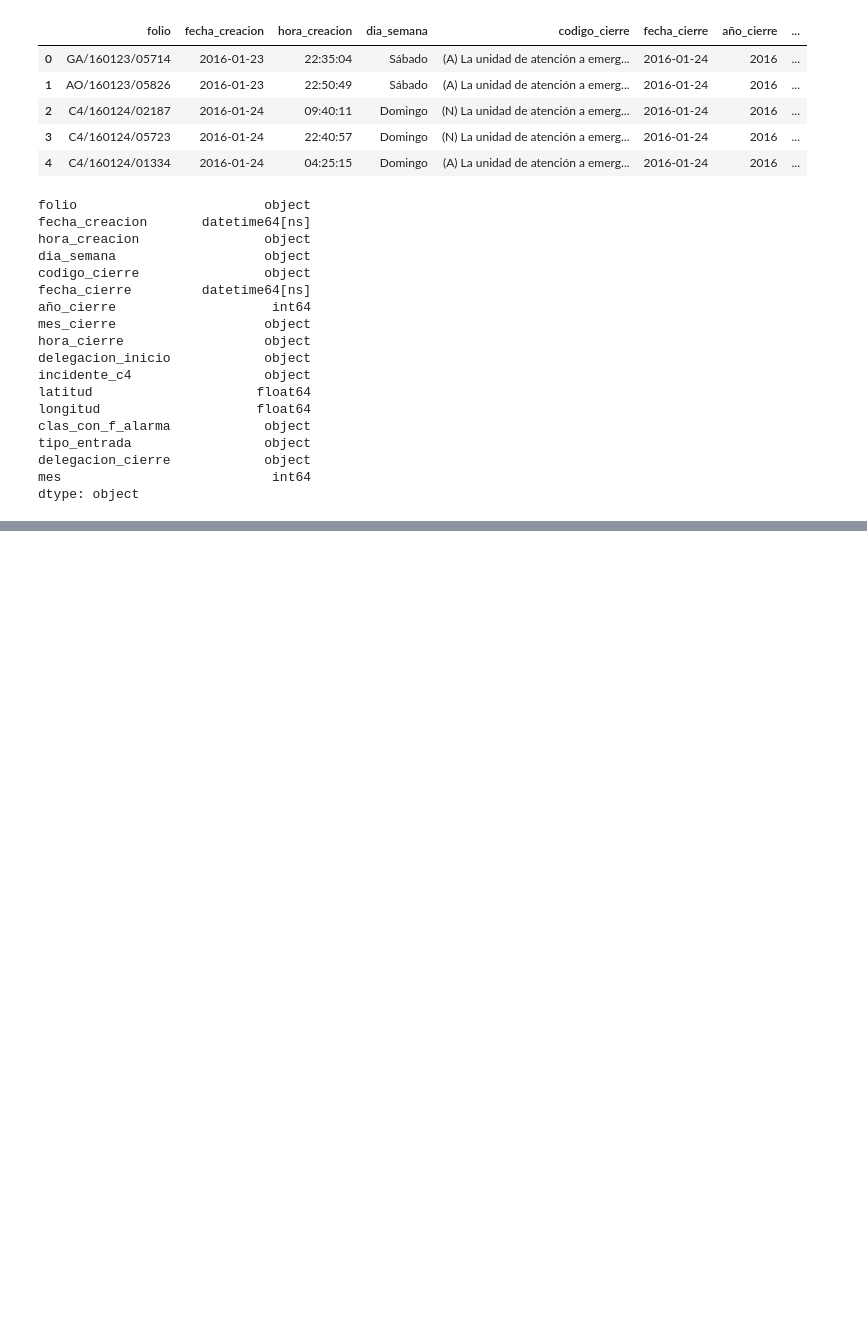
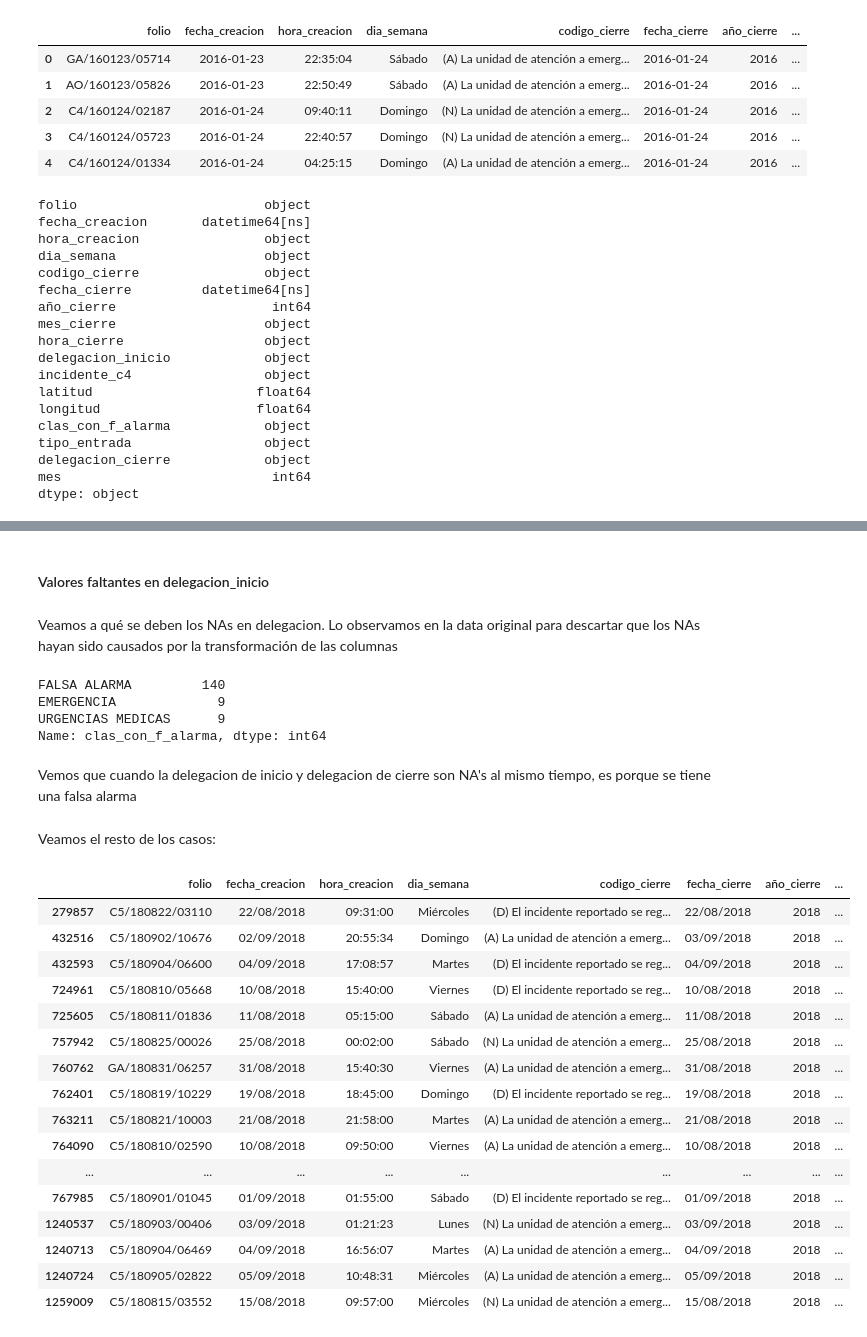
Before and after one commit to mhnk77/proyecto_1_E3_intro_ds, a Jupyter notebook: EDA_Proyecto_1_C5.ipynb, the cells around one changed output, grey strips where cells are left out. Drawn from its saved outputs; the diff is of its cells as text; code cells hidden in the pictures; blank space fills up the shorter version.

Commit message:
Agregar exploratorio de datos faltantes

```diff
--- a/EDA_Proyecto_1_C5.ipynb
+++ b/EDA_Proyecto_1_C5.ipynb
@@ -59,10 +71,10 @@ dtype: int64
 # %%
-data['fecha_creacion'] = pd.to_datetime(data['fecha_creacion'], format = '%d/%m/%Y', errors = 'coerce')
-data['fecha_cierre'] = pd.to_datetime(data['fecha_cierre'], format = '%d/%m/%Y', errors = 'coerce')
-data['delegacion_inicio'] = data.delegacion_inicio.str.lower()
-data['delegacion_cierre'] = data.delegacion_cierre.str.lower()
-data.drop(columns = ['geopoint'], inplace = True)
-data.head()
+data_clean['fecha_creacion'] = pd.to_datetime(data_clean['fecha_creacion'], format = '%d/%m/%Y')
+data_clean['fecha_cierre'] = pd.to_datetime(data_clean['fecha_cierre'], format = '%d/%m/%Y')
+data_clean['delegacion_inicio'] = data.delegacion_inicio.str.lower()
+data_clean['delegacion_cierre'] = data.delegacion_cierre.str.lower()
+data_clean.drop(columns = ['geopoint'], inplace = True)
+data_clean.head()
 # %% [output]
 |  | folio | fecha_creacion | hora_creacion | dia_semana | codigo_cierre | fecha_cierre | año_cierre | ... |
 | 0 | GA/160123/05714 | 2016-01-23 | 22:35:04 | Sábado | (A) La unidad de atención a emerg... | 2016-01-24 | 2016 | ... |
@@ -93,0 +129,36 @@ dtype: object
+# %% [markdown]
+#### Valores faltantes en delegacion_inicio
+# %% [markdown]
+Veamos a qué se deben los NAs en delegacion.
+Lo observamos en la data original para descartar que los NAs hayan sido causados por la transformación de las columnas
+# %%
+data[data.delegacion_inicio.isna()].clas_con_f_alarma.value_counts()
+# %% [output]
+FALSA ALARMA         140
+EMERGENCIA             9
+URGENCIAS MEDICAS      9
+Name: clas_con_f_alarma, dtype: int64
+# %% [markdown]
+Vemos que cuando la delegacion de inicio y delegacion de cierre son NA's al mismo tiempo, es porque se tiene una falsa alarma
+# %% [markdown]
+Veamos el resto de los casos:
+# %%
+data[(data.delegacion_inicio.isna())&(data.clas_con_f_alarma != "FALSA ALARMA")]
+# %% [output]
+|  | folio | fecha_creacion | hora_creacion | dia_semana | codigo_cierre | fecha_cierre | año_cierre | ... |
+| 279857 | C5/180822/03110 | 22/08/2018 | 09:31:00 | Miércoles | (D) El incidente reportado se reg... | 22/08/2018 | 2018 | ... |
+| 432516 | C5/180902/10676 | 02/09/2018 | 20:55:34 | Domingo | (A) La unidad de atención a emerg... | 03/09/2018 | 2018 | ... |
+| 432593 | C5/180904/06600 | 04/09/2018 | 17:08:57 | Martes | (D) El incidente reportado se reg... | 04/09/2018 | 2018 | ... |
+| 724961 | C5/180810/05668 | 10/08/2018 | 15:40:00 | Viernes | (D) El incidente reportado se reg... | 10/08/2018 | 2018 | ... |
+| 725605 | C5/180811/01836 | 11/08/2018 | 05:15:00 | Sábado | (A) La unidad de atención a emerg... | 11/08/2018 | 2018 | ... |
+| 757942 | C5/180825/00026 | 25/08/2018 | 00:02:00 | Sábado | (N) La unidad de atención a emerg... | 25/08/2018 | 2018 | ... |
+| 760762 | GA/180831/06257 | 31/08/2018 | 15:40:30 | Viernes | (A) La unidad de atención a emerg... | 31/08/2018 | 2018 | ... |
+| 762401 | C5/180819/10229 | 19/08/2018 | 18:45:00 | Domingo | (D) El incidente reportado se reg... | 19/08/2018 | 2018 | ... |
+| 763211 | C5/180821/10003 | 21/08/2018 | 21:58:00 | Martes | (A) La unidad de atención a emerg... | 21/08/2018 | 2018 | ... |
+| 764090 | C5/180810/02590 | 10/08/2018 | 09:50:00 | Viernes | (A) La unidad de atención a emerg... | 10/08/2018 | 2018 | ... |
+| ... | ... | ... | ... | ... | ... | ... | ... | ... |
+| 767985 | C5/180901/01045 | 01/09/2018 | 01:55:00 | Sábado | (D) El incidente reportado se reg... | 01/09/2018 | 2018 | ... |
+| 1240537 | C5/180903/00406 | 03/09/2018 | 01:21:23 | Lunes | (N) La unidad de atención a emerg... | 03/09/2018 | 2018 | ... |
+| 1240713 | C5/180904/06469 | 04/09/2018 | 16:56:07 | Martes | (A) La unidad de atención a emerg... | 04/09/2018 | 2018 | ... |
+| 1240724 | C5/180905/02822 | 05/09/2018 | 10:48:31 | Miércoles | (A) La unidad de atención a emerg... | 05/09/2018 | 2018 | ... |
+| 1259009 | C5/180815/03552 | 15/08/2018 | 09:57:00 | Miércoles | (N) La unidad de atención a emerg... | 15/08/2018 | 2018 | ... |
```
Also changed, not shown: parts of 15 cells of this notebook.
